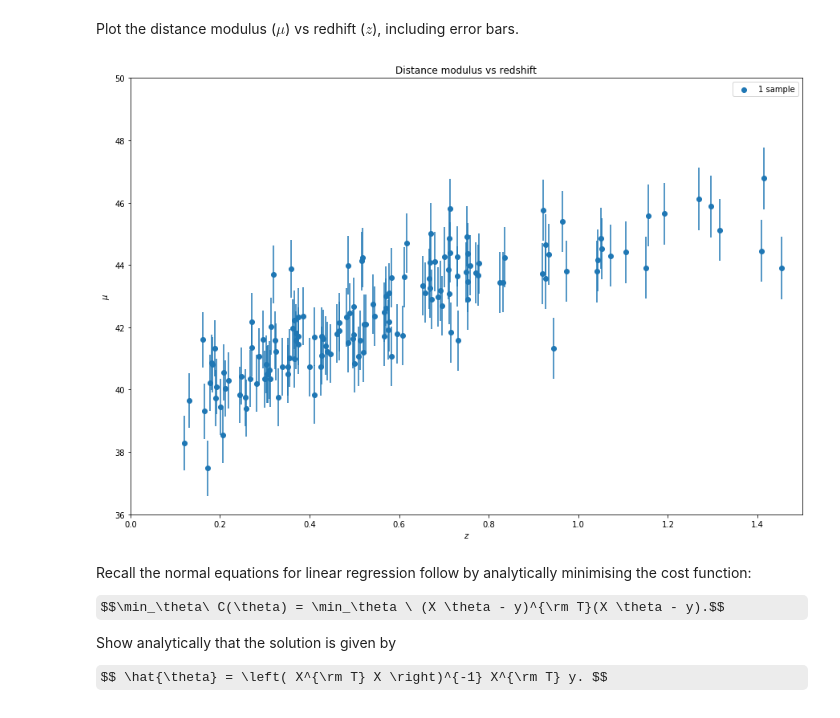
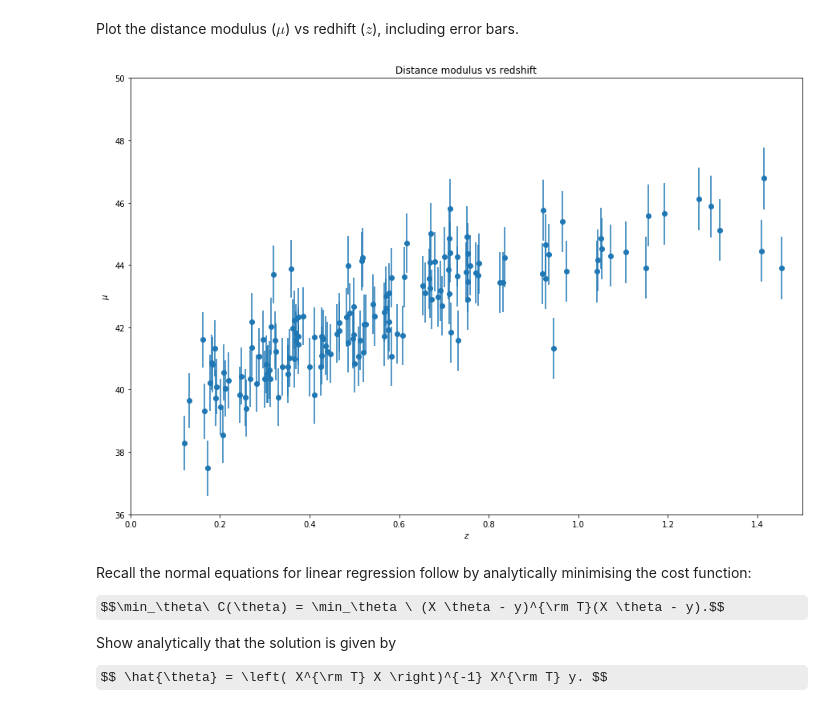
Before and after one commit to nishalad95/Machine_Learning_Big_Data, a Jupyter notebook: spce0038_coursework_NishaLad.ipynb, the cells around one changed output. Saved outputs shown, nothing was run; the diff lists cells and outputs as text; code cells hidden in the pictures; some formulas as TeX source.

```diff
--- a/spce0038_coursework_NishaLad.ipynb
+++ b/spce0038_coursework_NishaLad.ipynb
@@ -76,20 +76,19 @@ Plot the distance modulus ($\mu$) vs redhift ($z$), including error bars.
 # %%
 # Plot data
 def plot_dist_mod():
     # YOUR CODE HERE
     plt.figure(figsize=(15,10))
-    plt.scatter(z_sample, mu_sample, label='1 sample')
+    plt.scatter(z_sample, mu_sample)
     plt.errorbar(z_sample, mu_sample, yerr=dmu, linestyle="None")
     plt.xlabel('$z$')
     plt.ylabel('$\mu$')
     plt.title('Distance modulus vs redshift')
     plt.ylim(36, 50)
     plt.xlim(0, 1.5)
-    plt.legend()
 
 plot_dist_mod()
 # %% [output]
-[figure, old version]
+[figure, new version]
 # %% [markdown]
 Recall the normal equations for linear regression follow by analytically minimising the cost function:
 
```
Also changed, not shown: parts of 34 cells of this notebook.
